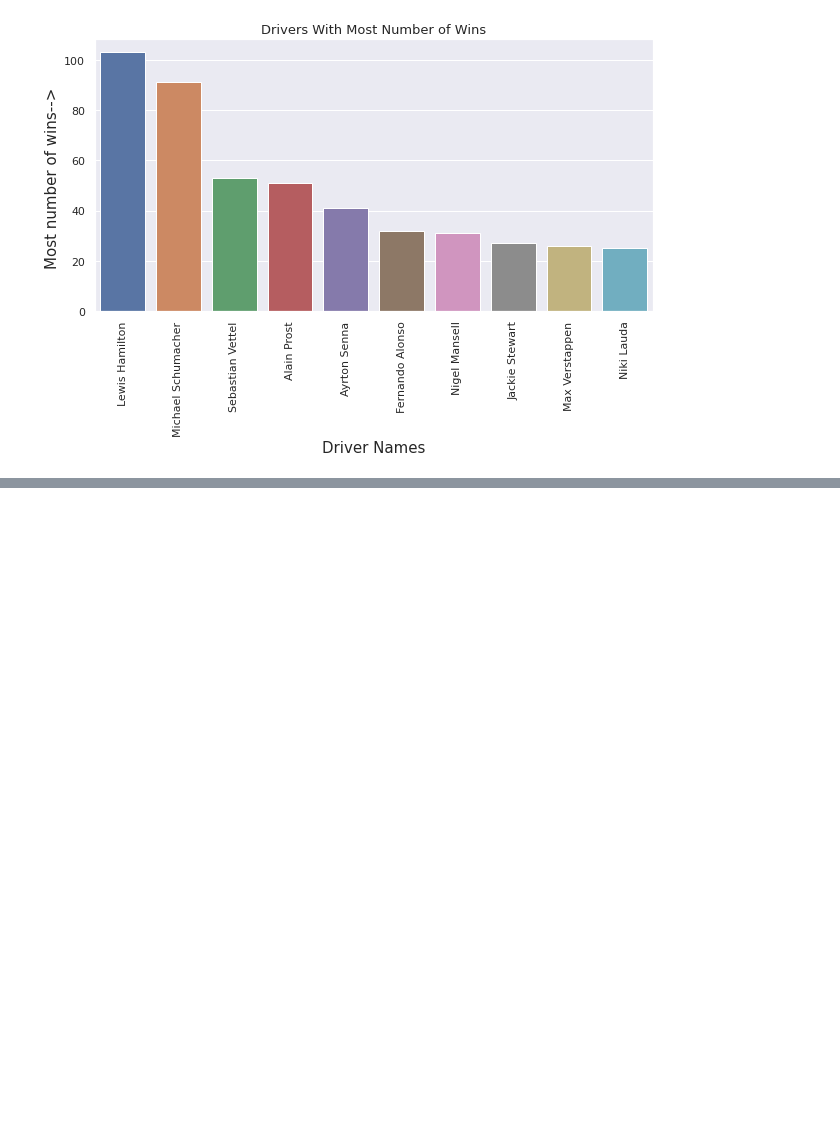
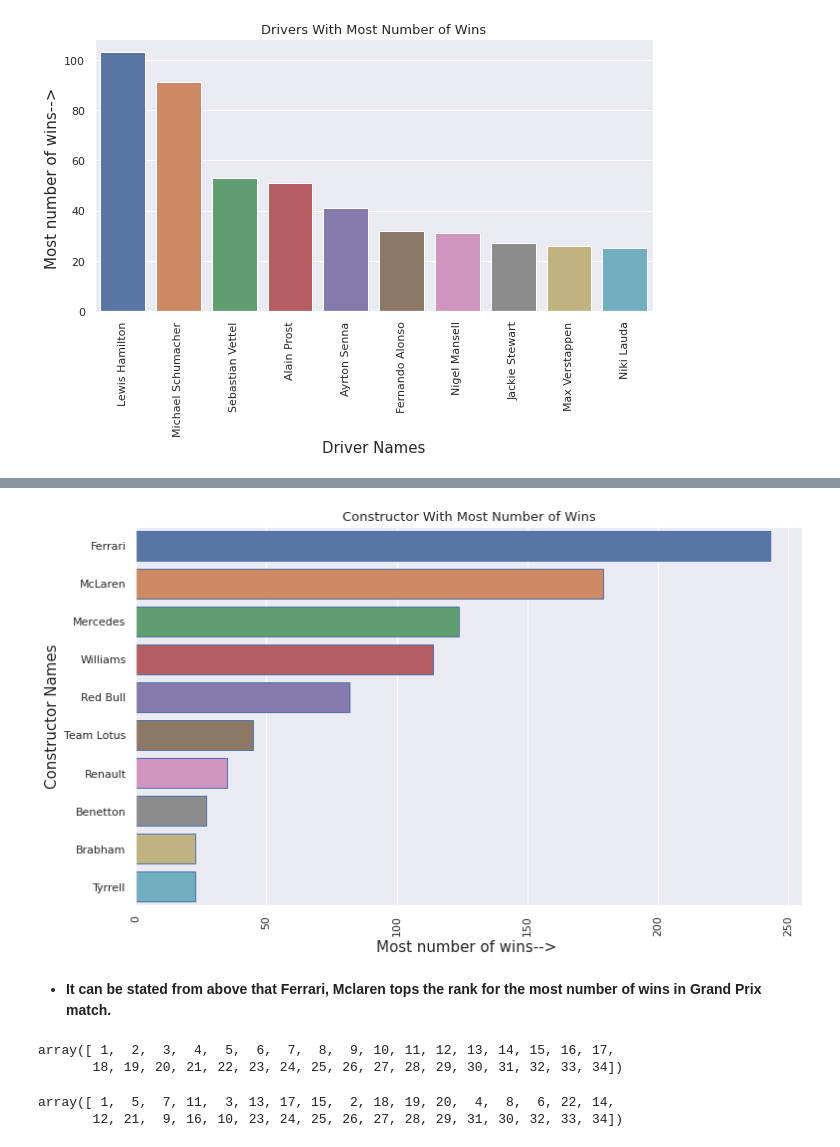
Before and after one commit to Kousikdutta1/Formula-1-Data-Analysis, a Jupyter notebook: Formula_1_Exploratory_Data_Analysis.ipynb, the cells around one changed output, grey strips where cells are left out. Saved outputs shown, nothing was run; the diff lists cells and outputs as text; code cells hidden in the pictures; blank space fills up the shorter version.

```diff
--- a/Formula_1_Exploratory_Data_Analysis.ipynb
+++ b/Formula_1_Exploratory_Data_Analysis.ipynb
@@ -591,0 +592,8 @@ plt.show()
+# %%
+#  Let's check the dataset for the name of the best constructors
+
+constructors_with_most_wins = f1df[f1df['positionOrder'] == 1]
+# %%
+# let's create a dataframe and look for the Top Constructors.
+
+constructors_with_most_wins = constructors_with_most_wins.groupby('company')['positionOrder'].count().sort_values(ascending = False).to_frame().reset_index()
@@ -591,0 +616,15 @@ plt.show()
+# %%
+# Let's plot a barplot for the Most Number of GP Wins V/S Constructor Names.
+
+plt.figure(figsize=(12,7))
+sns.set(style="darkgrid")
+sns.barplot(y = "company", x = 'positionOrder', data = constructors_with_most_wins.head(10), edgecolor = 'b')
+plt.title("Constructor With Most Number of Wins", fontsize = 13)
+plt.ylabel("Constructor Names", fontsize = 15)
+plt.xlabel("Most number of wins--> ", fontsize = 15)
+plt.xticks(rotation=90)
+plt.show()
+# %% [output]
+[figure, added]
+# %% [markdown]
+* **It can be stated from above that Ferrari, Mclaren tops the rank for the most number of wins in Grand Prix match.**
@@ -591,0 +633,10 @@ plt.show()
+# %%
+f1df_no_pitlane['positionOrder'].unique()
+# %% [output]
+array([ 1,  2,  3,  4,  5,  6,  7,  8,  9, 10, 11, 12, 13, 14, 15, 16, 17,
+       18, 19, 20, 21, 22, 23, 24, 25, 26, 27, 28, 29, 30, 31, 32, 33, 34])
+# %%
+f1df_no_pitlane['grid'].unique()
+# %% [output]
+array([ 1,  5,  7, 11,  3, 13, 17, 15,  2, 18, 19, 20,  4,  8,  6, 22, 14,
+       12, 21,  9, 16, 10, 23, 24, 25, 26, 27, 28, 29, 31, 30, 32, 33, 34])
```
Also changed, not shown: parts of 8 cells of this notebook.
